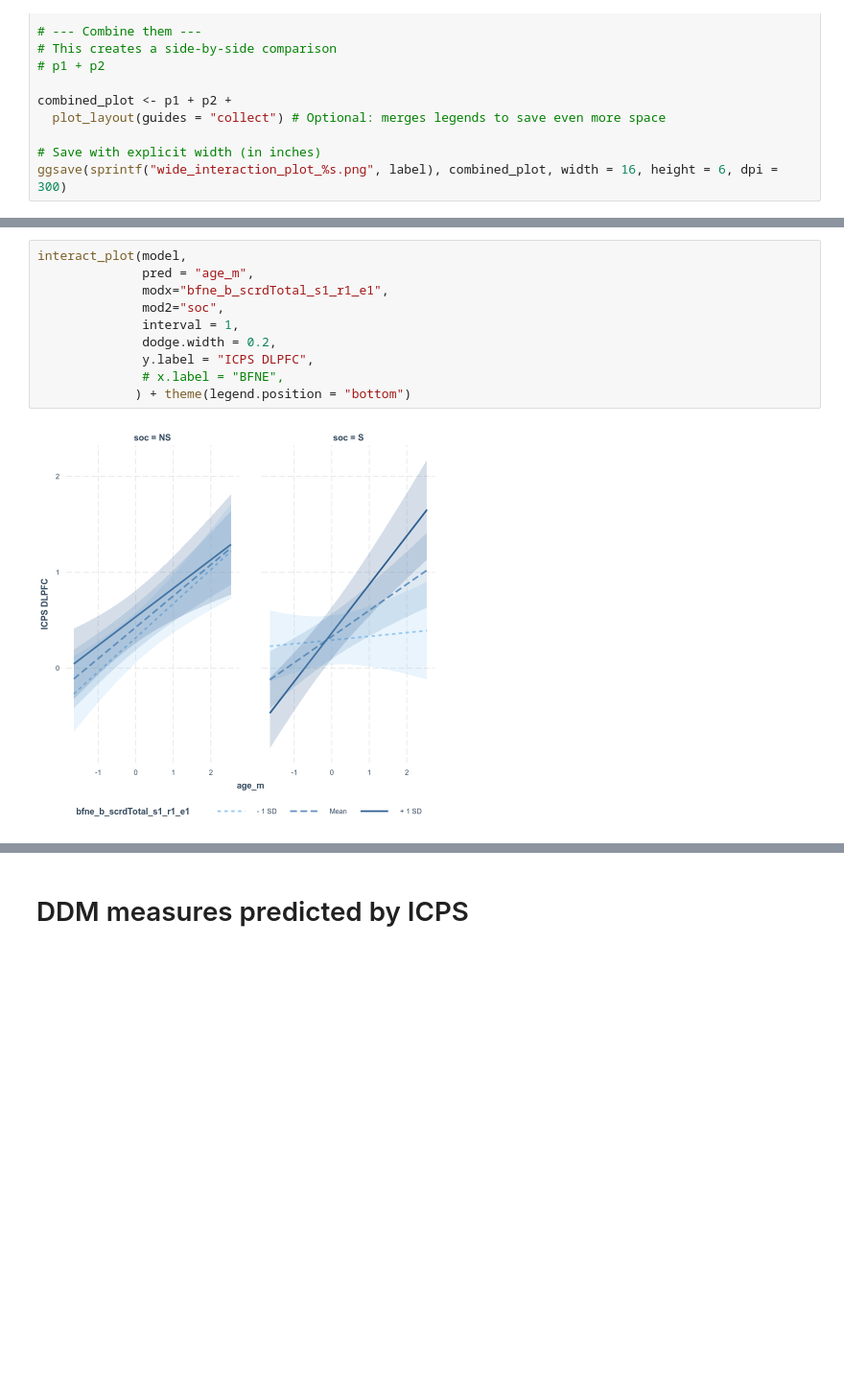
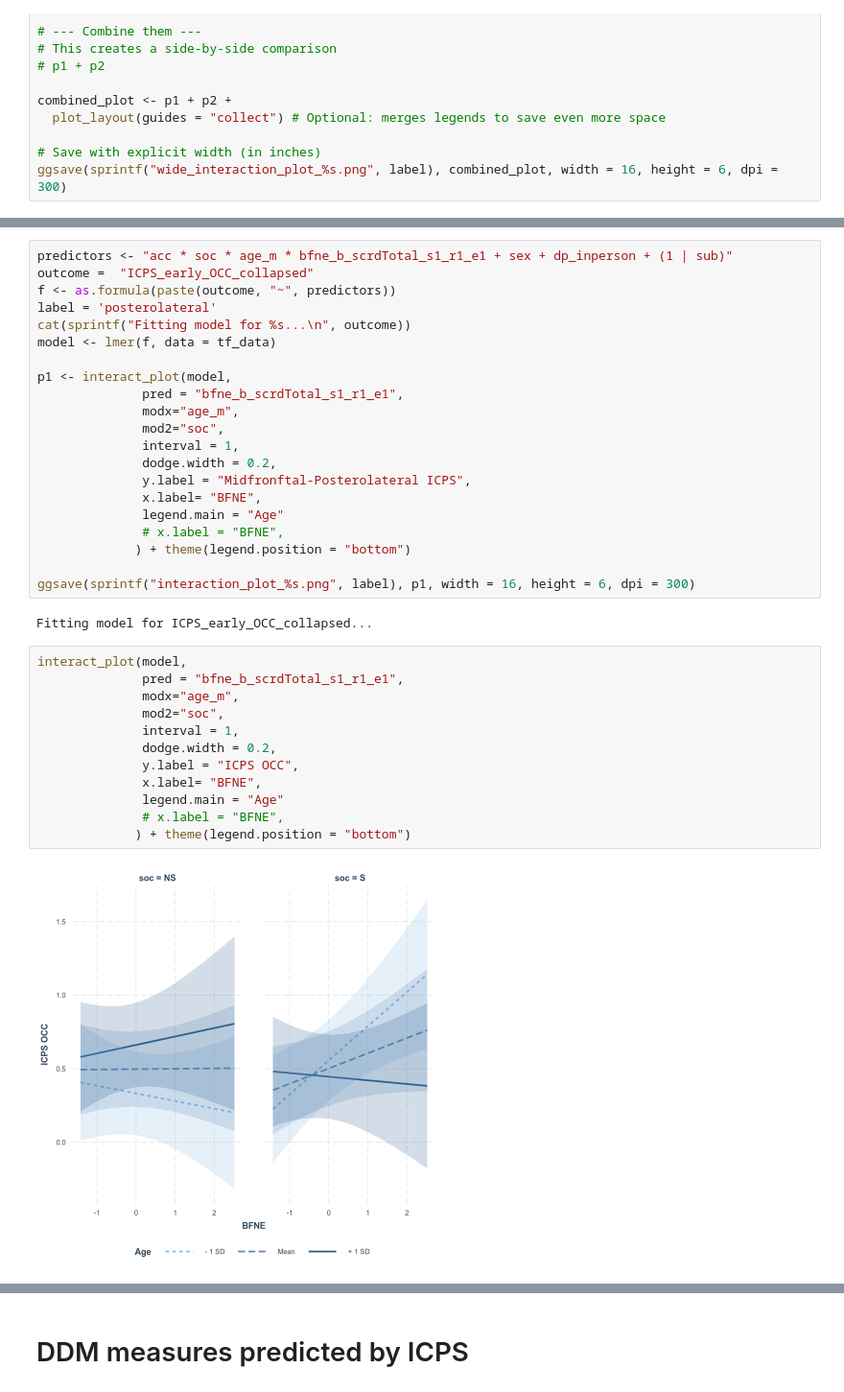
Before and after one commit to NDCLab/thrive-theta-ddm, a Jupyter notebook: code/statistics/ms_stats_bfne.ipynb, the cells around one changed output, grey strips where cells are left out. Shown at 96% size. Cells and saved outputs as stored; diff of their text form; blank space fills up the shorter version.

```diff
--- a/code/statistics/ms_stats_bfne.ipynb
+++ b/code/statistics/ms_stats_bfne.ipynb
@@ -322,12 +576,37 @@ ggsave(sprintf("wide_interaction_plot_%s.png", label), combined_plot, width = 16
+# %%
+predictors <- "acc * soc * age_m * bfne_b_scrdTotal_s1_r1_e1 + sex + dp_inperson + (1 | sub)"
+outcome =  "ICPS_early_OCC_collapsed"
+f <- as.formula(paste(outcome, "~", predictors))
+label = 'posterolateral'
+cat(sprintf("Fitting model for %s...\n", outcome))
+model <- lmer(f, data = tf_data)
+
+p1 <- interact_plot(model,
+              pred = "bfne_b_scrdTotal_s1_r1_e1",
+              modx="age_m",
+              mod2="soc",
+              interval = 1,
+              dodge.width = 0.2,
+              y.label = "Midfronftal-Posterolateral ICPS",
+              x.label= "BFNE",
+              legend.main = "Age"
+              # x.label = "BFNE",
+             ) + theme(legend.position = "bottom")
+
+ggsave(sprintf("interaction_plot_%s.png", label), p1, width = 16, height = 6, dpi = 300)
+# %% [output]
+Fitting model for ICPS_early_OCC_collapsed...
 # %%
 interact_plot(model,
-              pred = "age_m",
-              modx="bfne_b_scrdTotal_s1_r1_e1",
+              pred = "bfne_b_scrdTotal_s1_r1_e1",
+              modx="age_m",
               mod2="soc",
               interval = 1,
               dodge.width = 0.2,
-              y.label = "ICPS DLPFC",
+              y.label = "ICPS OCC",
+              x.label= "BFNE",
+              legend.main = "Age"
               # x.label = "BFNE",
              ) + theme(legend.position = "bottom")
 # %% [output]
-[figure, old version]
+[figure, new version]
```
Also changed, not shown: parts of 54 cells of this notebook, 23 other files.
